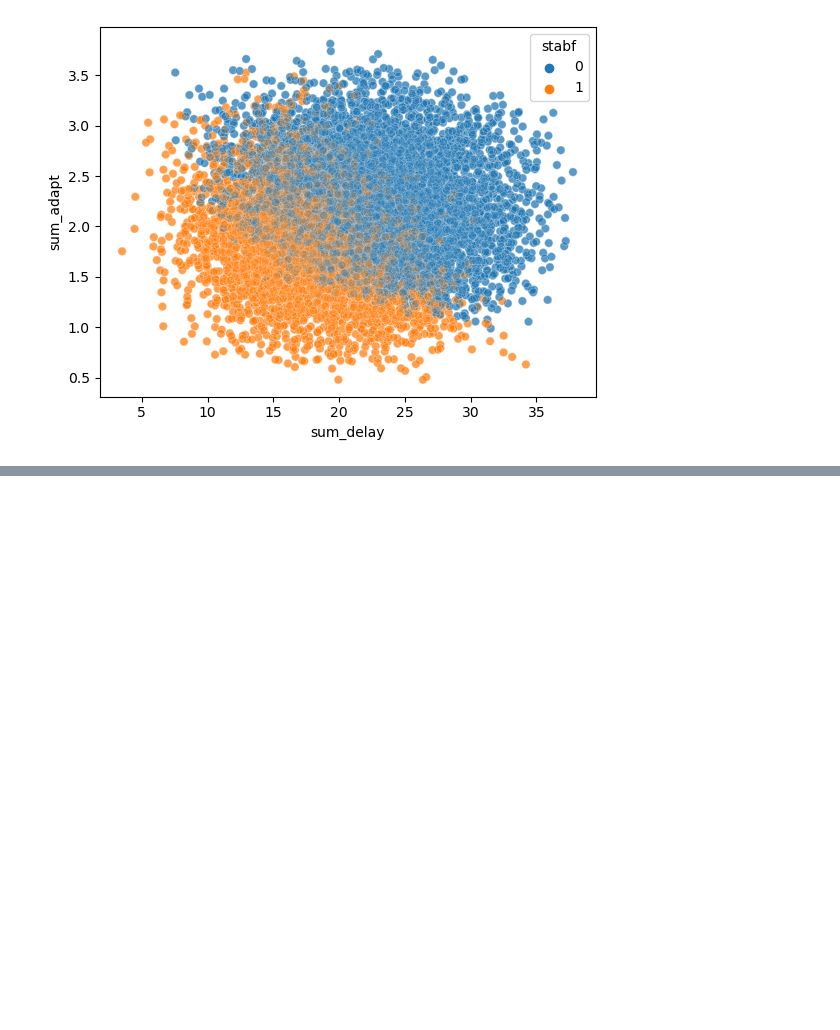
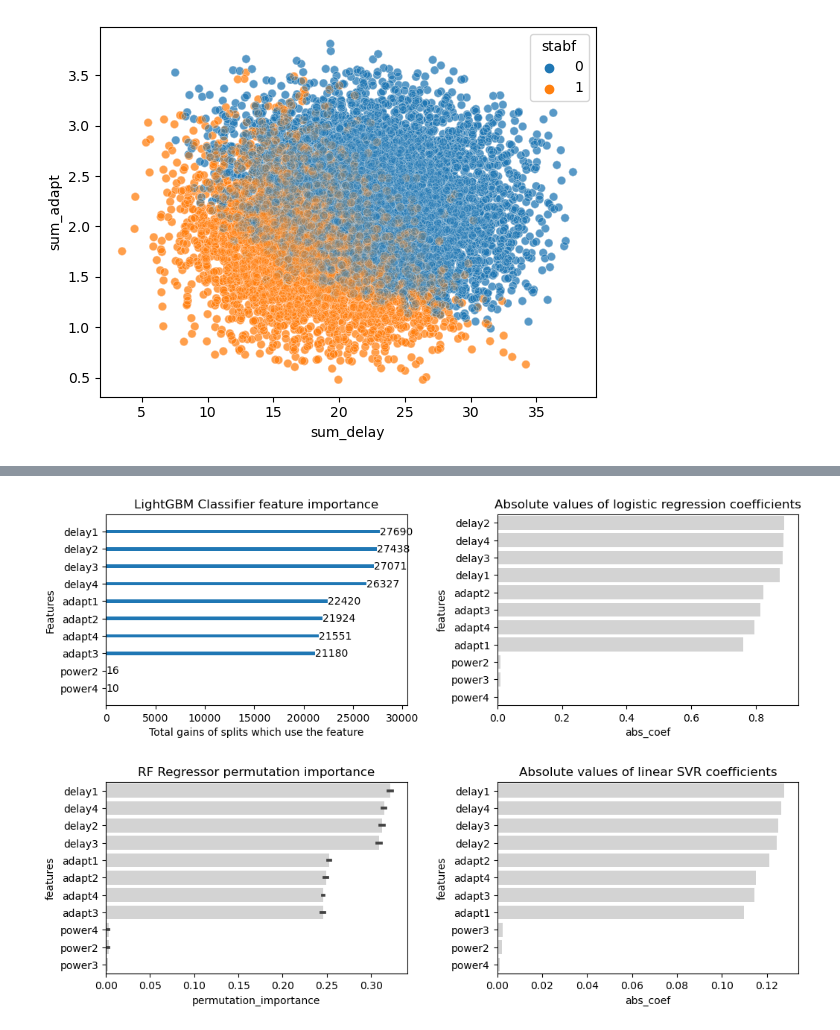
Before and after one commit to mphung1/SecureGrid, a Jupyter notebook: notebook.ipynb, the cells around one changed output, grey strips where cells are left out. Drawn from its saved outputs; the diff is of its cells as text; code cells hidden in the pictures; blank space fills up the shorter version.

Commit message:
Model fitting/evaluation and plots

```diff
--- a/notebook.ipynb
+++ b/notebook.ipynb
@@ -85,0 +125,19 @@ for row_ind, feat_type in enumerate(["delay", "power", "adapt"]):
+# %%
+log_reg = LogisticRegression(random_state=1)
+rfc = RandomForestClassifier(random_state=1)
+knc = KNeighborsClassifier()
+lgbc = LGBMClassifier(random_state=1)
+svc = SVC()
+
+# Regressors
+lin_reg = LinearRegression()
+rfr = RandomForestRegressor(random_state=1)
+knr = KNeighborsRegressor()
+lgbr = LGBMRegressor(random_state=1)
+svr = SVR()
+
+# Cross-validation splitters
+skf = StratifiedKFold(random_state=1, shuffle=True)
+kf = KFold(random_state=1, shuffle=True)
+print("For classifiers:", skf)
+print("For regressors:", kf)
@@ -85,0 +241,61 @@ for row_ind, feat_type in enumerate(["delay", "power", "adapt"]):
+# %%
+X_train_wp, X_val_wp, clf_y_train_wp, clf_y_val_wp = \
+    train_test_split(X_train_val_w_pwr, clf_y_train_val,
+                     test_size = 0.3, random_state=0)
+X_train_wp, X_val_wp, reg_y_train_wp, reg_y_val_wp = \
+    train_test_split(X_train_val_w_pwr, reg_y_train_val,
+                     test_size = 0.3, random_state=0)
+
+## LightGBM feature importances
+lgbc.fit(X_train_wp, clf_y_train_wp)
+
+## RF permutation importances (model agnostic method)
+rfr.fit(X_train_wp, reg_y_train_wp)
+rfr_pi_res = permutation_importance(rfr, X_train_wp, reg_y_train_wp,
+                                   n_repeats=10, random_state=0)
+rfr_pi_df = (pd.DataFrame(rfr_pi_res.get("importances"),
+                         index=X_train_wp.columns,
+                         columns=[i + 1 for i in range(10)])
+            .reset_index()
+            .pipe(pd.melt,
+                  id_vars=["index"], value_vars=[i + 1 for i in range(10)],
+                  var_name="rep", value_name="permutation_importance")
+            .rename(columns={"index": "features"}))
+rfr_pi_order = (rfr_pi_df.groupby("features")
+               .mean("permutation_importance")
+               .sort_values("permutation_importance", ascending=False).index)
+
+## Logistic Regression/Linear SVC coefficients (L1-based)
+ss = StandardScaler()
+def plot_abs_coefs(model_inst, model_name, y_train, ax):
+    coefs_df = pd.DataFrame(
+        {"features": X_train_wp.columns,
+         "coefficients": (model_inst
+                          .fit(ss.fit_transform(X_train_wp), clf_y_train_wp)
+                          .coef_.flatten())}
+    ).assign(abs_coef = lambda x: x["coefficients"].map(abs))
+    feat_order = (coefs_df
+                  .groupby("features").mean("abs_coef")
+                  .sort_values("abs_coef", ascending=False).index)
+    (sns.barplot(data=coefs_df, x="abs_coef", y="features",
+                color="lightgrey", order=feat_order, ax=ax)
+     .set(title=f"Absolute values of {model_name} coefficients"))
+
+## Plots
+fig, axs = plt.subplots(2, 2, figsize=(12, 8))
+plt.subplots_adjust(wspace=0.3, hspace=0.4)
+
+plot_importance(lgbc, xlabel="Total gains of splits which use the feature",
+                title="LightGBM Classifier feature importance",
+                importance_type="gain", precision=0, grid=False, ax=axs[0, 0])
+plot_abs_coefs(model_inst=LogisticRegression(solver="liblinear", penalty="l1"),
+               model_name="logistic regression",
+               y_train=clf_y_train_wp, ax=axs[0, 1])
+
+sns.barplot(data=rfr_pi_df, x="permutation_importance", y="features",
+            ci="sd", order=rfr_pi_order, color="lightgrey",
+            ax=axs[1, 0]).set(title="RF Regressor permutation importance")
+plot_abs_coefs(model_inst=LinearSVR(random_state=1, max_iter=2000),
+               model_name="linear SVR", y_train=reg_y_train_wp, ax=axs[1, 1]);
+# %% [output]
+[figure, added]
```
Also changed, not shown: parts of 8 cells of this notebook.
